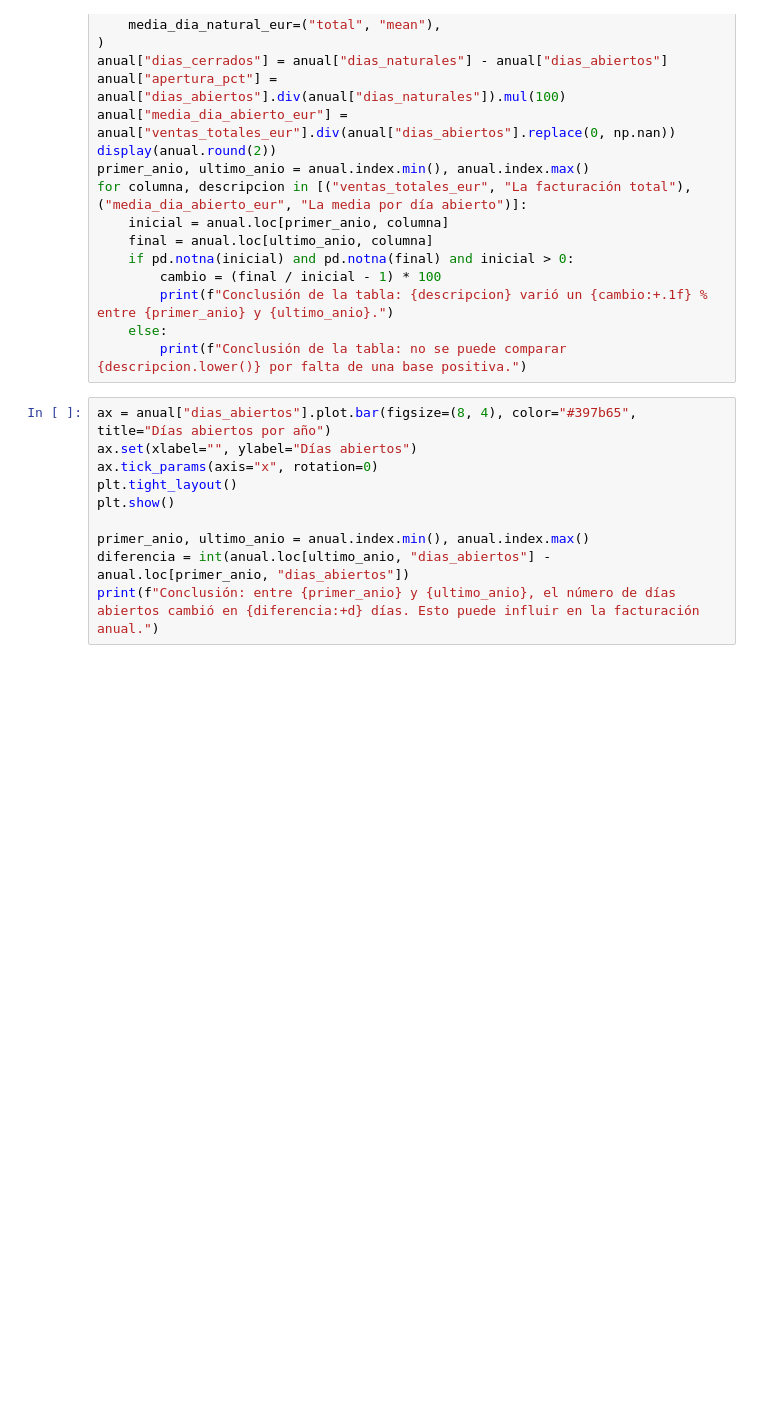
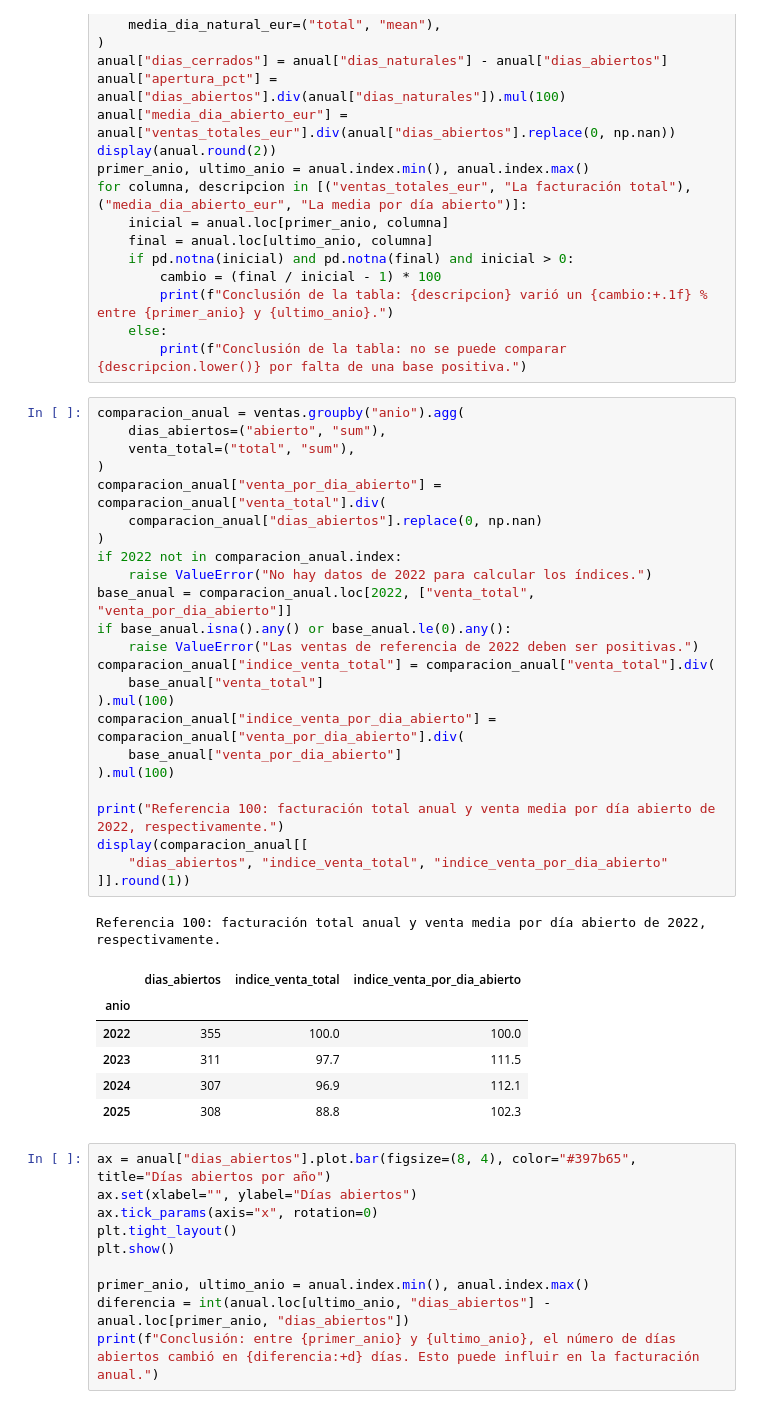
Before and after one commit to migueldevesaferrer/winery-direct-sales-viability, a Jupyter notebook: notebooks/eda.ipynb, the cells around one changed output. Drawn from its saved outputs; the diff is of its cells as text; blank space fills up the shorter version.

```diff
--- a/notebooks/eda.ipynb
+++ b/notebooks/eda.ipynb
@@ -138,6 +138,38 @@ for columna, descripcion in [("ventas_totales_eur", "La facturación total"), ("
         print(f"Conclusión de la tabla: {descripcion} varió un {cambio:+.1f} % entre {primer_anio} y {ultimo_anio}.")
     else:
         print(f"Conclusión de la tabla: no se puede comparar {descripcion.lower()} por falta de una base positiva.")
+# %%
+comparacion_anual = ventas.groupby("anio").agg(
+    dias_abiertos=("abierto", "sum"),
+    venta_total=("total", "sum"),
+)
+comparacion_anual["venta_por_dia_abierto"] = comparacion_anual["venta_total"].div(
+    comparacion_anual["dias_abiertos"].replace(0, np.nan)
+)
+if 2022 not in comparacion_anual.index:
+    raise ValueError("No hay datos de 2022 para calcular los índices.")
+base_anual = comparacion_anual.loc[2022, ["venta_total", "venta_por_dia_abierto"]]
+if base_anual.isna().any() or base_anual.le(0).any():
+    raise ValueError("Las ventas de referencia de 2022 deben ser positivas.")
+comparacion_anual["indice_venta_total"] = comparacion_anual["venta_total"].div(
+    base_anual["venta_total"]
+).mul(100)
+comparacion_anual["indice_venta_por_dia_abierto"] = comparacion_anual["venta_por_dia_abierto"].div(
+    base_anual["venta_por_dia_abierto"]
+).mul(100)
+
+print("Referencia 100: facturación total anual y venta media por día abierto de 2022, respectivamente.")
+display(comparacion_anual[[
+    "dias_abiertos", "indice_venta_total", "indice_venta_por_dia_abierto"
+]].round(1))
+# %% [output]
+Referencia 100: facturación total anual y venta media por día abierto de 2022, respectivamente.
+|  | dias_abiertos | indice_venta_total | indice_venta_por_dia_abierto |
+| anio |  |  |  |
+| 2022 | 355 | 100.0 | 100.0 |
+| 2023 | 311 | 97.7 | 111.5 |
+| 2024 | 307 | 96.9 | 112.1 |
+| 2025 | 308 | 88.8 | 102.3 |
 # %%
 ax = anual["dias_abiertos"].plot.bar(figsize=(8, 4), color="#397b65", title="Días abiertos por año")
 ax.set(xlabel="", ylabel="Días abiertos")
```
Also changed, not shown: 2 other files.
